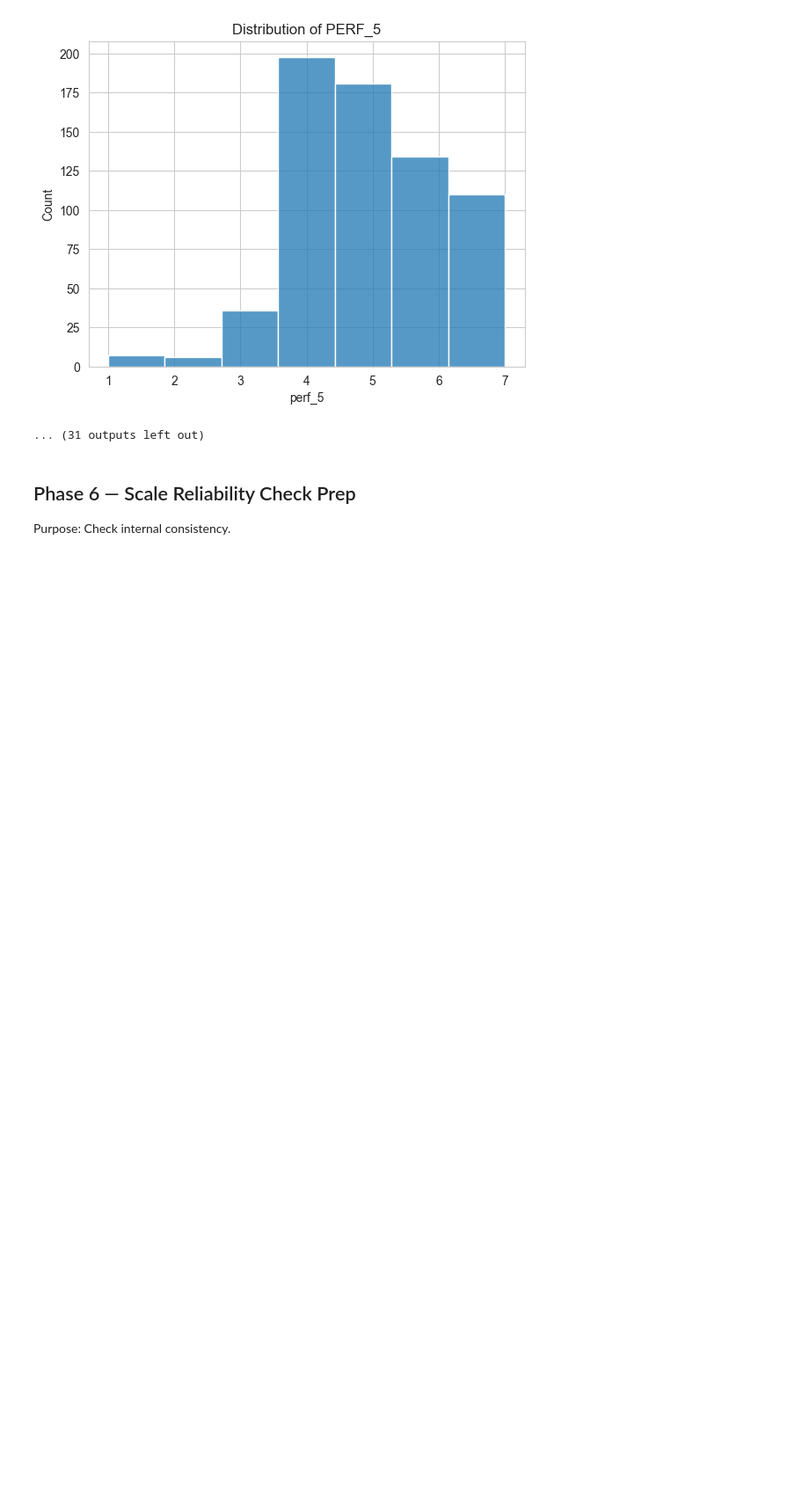
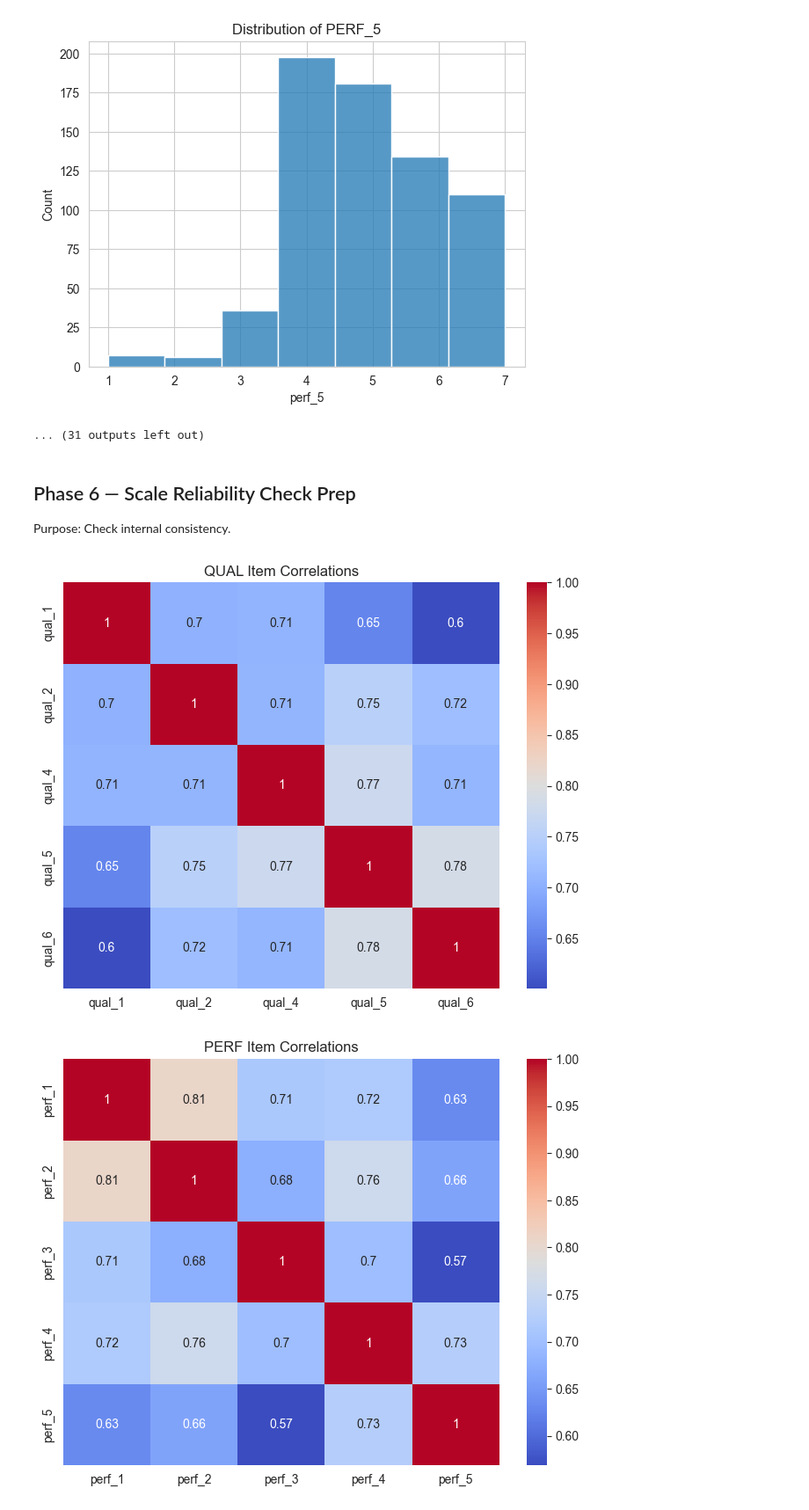
Before and after one commit to Emigbanam/Bank-customer-survey-eda, a Jupyter notebook: Bank Customer Survey - EDA.ipynb, the cells around one changed output. Shown at 88% size. Cells and saved outputs as stored; diff of their text form; code cells hidden in the pictures; blank space fills up the shorter version.

```diff
--- a/Bank Customer Survey - EDA.ipynb
+++ b/Bank Customer Survey - EDA.ipynb
@@ -403,3 +403,14 @@ Phase 6 — Scale Reliability Check Prep
 ----
 
 Purpose: Check internal consistency.
+# %%
+#Simple inter-item correlation heatmap
+# Loop through constructs and plot heatmap for each
+for name, cols in constructs.items():
+    plt.figure(figsize=(8, 6))
+    sns.heatmap(bank_df[cols].corr(), annot=True, cmap='coolwarm')
+    plt.title(f"{name.upper()} Item Correlations")
+    plt.show()
+# %% [output]
+[figure, added]
+[figure, added]
```
Also changed, not shown: parts of 1 cell of this notebook.
